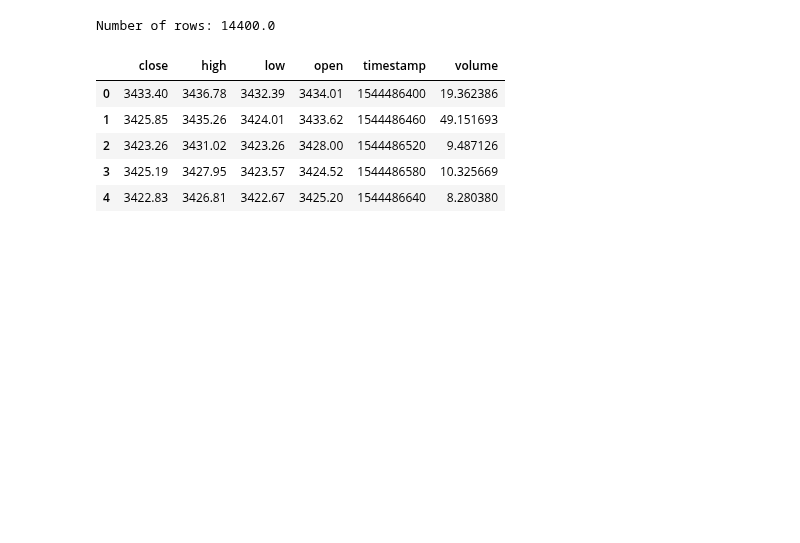
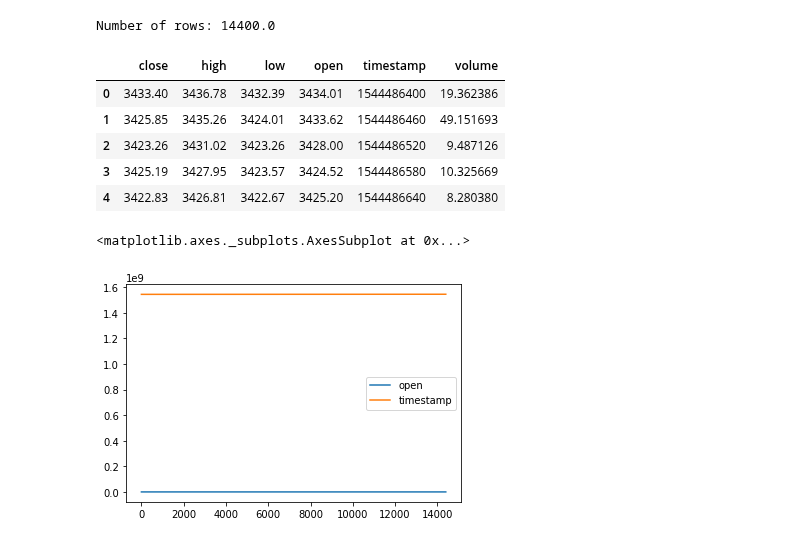
Before and after one commit to jonathancai11/btc-analysis, a Jupyter notebook: btc-prediction.ipynb, the cells around one changed output. Saved outputs shown, nothing was run; the diff lists cells and outputs as text; code cells hidden in the pictures; blank space fills up the shorter version.

```diff
--- a/btc-prediction.ipynb
+++ b/btc-prediction.ipynb
@@ -77,4 +57,10 @@ Number of rows: 14400.0
 | 2 | 3423.26 | 3431.02 | 3423.26 | 3428.00 | 1544486520 | 9.487126 |
 | 3 | 3425.19 | 3427.95 | 3423.57 | 3424.52 | 1544486580 | 10.325669 |
 | 4 | 3422.83 | 3426.81 | 3422.67 | 3425.20 | 1544486640 | 8.280380 |
+# %%
+a = df.drop(labels=['close', 'high', 'low', 'volume'], axis=1)
+a.plot()
+# %% [output]
+<matplotlib.axes._subplots.AxesSubplot at 0x...>
+[figure, added]
 # %%
```
Also changed, not shown: parts of 8 cells of this notebook.
